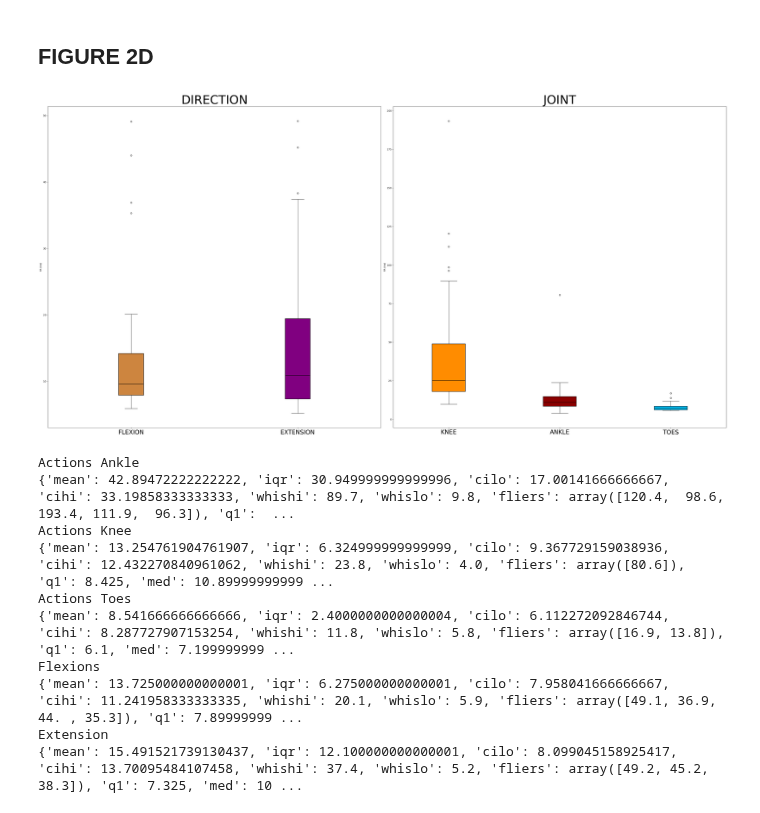
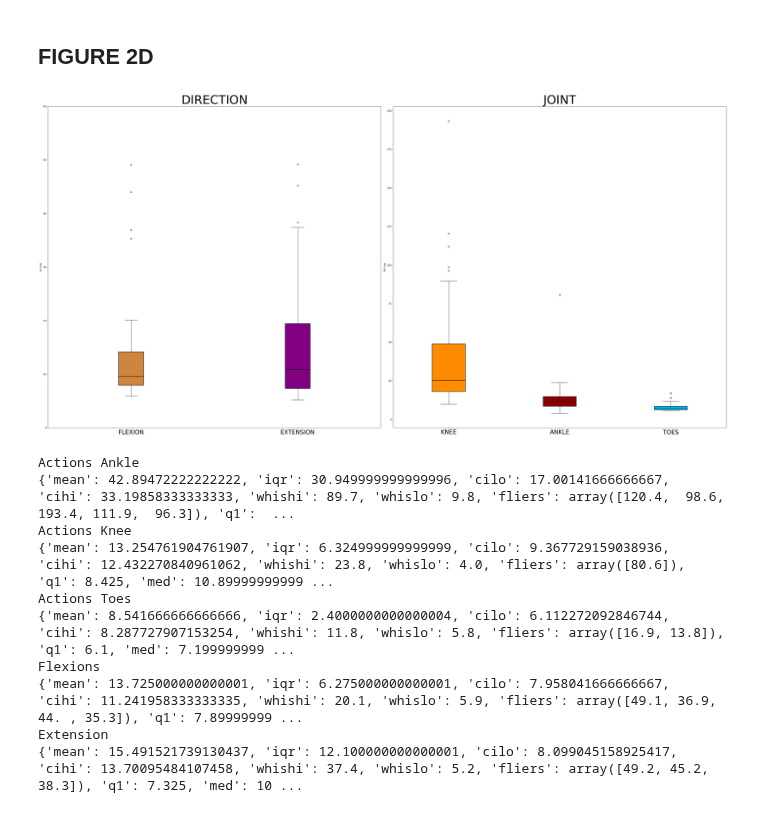
Before and after one commit to rossicecilia/intraneural_phantom_leg, a Jupyter notebook: intraneural_phantom_leg/plots/eng_analysis.ipynb, the cells around one changed output. Drawn from its saved outputs; the diff is of its cells as text; code cells hidden in the pictures.

```diff
--- a/intraneural_phantom_leg/plots/eng_analysis.ipynb
+++ b/intraneural_phantom_leg/plots/eng_analysis.ipynb
@@ -190,34 +190,35 @@ ax[1].set_xticks([1,2,3], labels=labels, fontsize=25)
 
 colors = ['peru', 'purple']
 labels = ['FLEXION', 'EXTENSION']
 boxprops = dict(color="black",linewidth=1.5)
 medianprops = dict(color="black",linewidth=1.5)
 bplot = ax[0].boxplot(distributions_direction, patch_artist=True, boxprops=boxprops, medianprops=medianprops, labels=labels,)
 for patch, color in zip(bplot['boxes'], colors):
     patch.set_facecolor(color)
 ax[0].set_title('DIRECTION', fontsize=50)
 ax[0].set_ylabel('FR (Hz)')
 ax[0].set_xticks([1,2], labels=labels, fontsize=25)
+ax[0].set_ylim([0, 60])
 
 
 plt.tight_layout()
 plt.show()
 
 stats = boxplot_stats(distributions_joints, whis=1.5, bootstrap=None, labels=None, autorange=False)
 print("Actions Ankle")
 print(stats[0])
 print("Actions Knee")
 print(stats[1])
 print("Actions Toes")
 print(stats[2])
 
 stats = boxplot_stats(distributions_direction, whis=1.5, bootstrap=None, labels=None, autorange=False)
 print("Flexions")
 print(stats[0])
 print("Extension")
 print(stats[1])
 # %% [output]
-[figure, old version]
+[figure, new version]
 Actions Ankle
 {'mean': 42.89472222222222, 'iqr': 30.949999999999996, 'cilo': 17.00141666666667, 'cihi': 33.19858333333333, 'whishi': 89.7, 'whislo': 9.8, 'fliers': array([120.4,  98.6, 193.4, 111.9,  96.3]), 'q1':  ...
 Actions Knee
```
Also changed, not shown: 2 other files.
